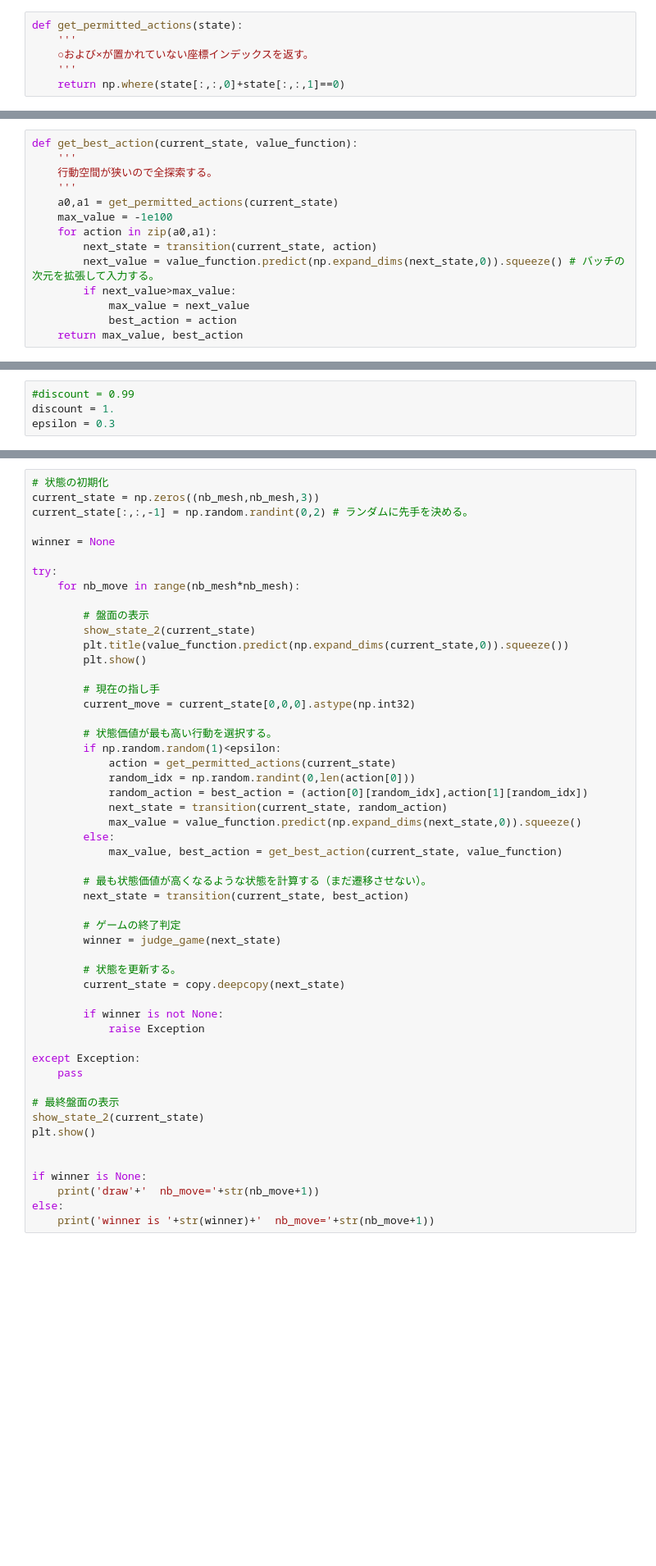
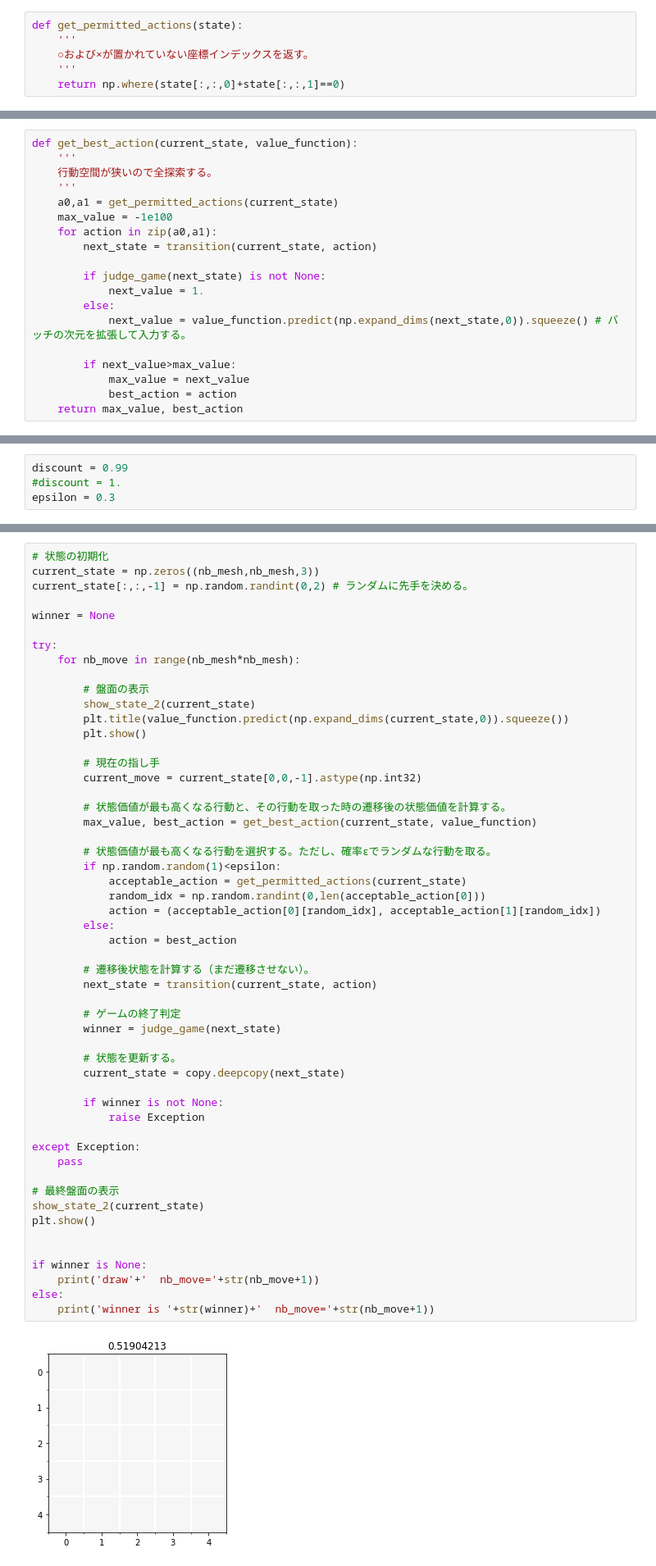
Before and after one commit to kruho/TicTacToeRL, a Jupyter notebook: TicTacToeRL.ipynb, the cells around one changed output, grey strips where cells are left out. Shown: that part at 82% size. Cells and saved outputs as stored; diff of their text form; blank space fills up the shorter version.

```diff
--- a/TicTacToeRL.ipynb
+++ b/TicTacToeRL.ipynb
@@ -132,7 +118,12 @@ def get_best_action(current_state, value_function):
     max_value = -1e100
     for action in zip(a0,a1):
         next_state = transition(current_state, action)
-        next_value = value_function.predict(np.expand_dims(next_state,0)).squeeze() # バッチの次元を拡張して入力する。
+
+        if judge_game(next_state) is not None:
+            next_value = 1.
+        else:
+            next_value = value_function.predict(np.expand_dims(next_state,0)).squeeze() # バッチの次元を拡張して入力する。
+
         if next_value>max_value:
             max_value = next_value
             best_action = action
@@ -188,8 +179,8 @@ def judge_game(state):
 
     return winner
 # %%
-#discount = 0.99
-discount = 1.
+discount = 0.99
+#discount = 1.
 epsilon = 0.3
 # %%
 def show_state_2(state):
@@ -302,40 +311,43 @@ try:
         plt.title(value_function.predict(np.expand_dims(current_state,0)).squeeze())
         plt.show()
 
         # 現在の指し手
-        current_move = current_state[0,0,0].astype(np.int32)
+        current_move = current_state[0,0,-1].astype(np.int32)
 
-        # 状態価値が最も高い行動を選択する。
+        # 状態価値が最も高くなる行動と、その行動を取った時の遷移後の状態価値を計算する。
+        max_value, best_action = get_best_action(current_state, value_function)
+
+        # 状態価値が最も高くなる行動を選択する。ただし、確率εでランダムな行動を取る。
         if np.random.random(1)<epsilon:
-            action = get_permitted_actions(current_state)
-            random_idx = np.random.randint(0,len(action[0]))
-            random_action = best_action = (action[0][random_idx],action[1][random_idx])
-            next_state = transition(current_state, random_action)
-            max_value = value_function.predict(np.expand_dims(next_state,0)).squeeze()
+            acceptable_action = get_permitted_actions(current_state)
+            random_idx = np.random.randint(0,len(acceptable_action[0]))
+            action = (acceptable_action[0][random_idx], acceptable_action[1][random_idx])
         else:
-            max_value, best_action = get_best_action(current_state, value_function)
+            action = best_action
 
-        # 最も状態価値が高くなるような状態を計算する（まだ遷移させない）。
-        next_state = transition(current_state, best_action)
+        # 遷移後状態を計算する（まだ遷移させない）。
+        next_state = transition(current_state, action)
 
         # ゲームの終了判定
         winner = judge_game(next_state)
 
         # 状態を更新する。
         current_state = copy.deepcopy(next_state)
 
         if winner is not None:
             raise Exception
 
 except Exception:
     pass
 
 # 最終盤面の表示
 show_state_2(current_state)
 plt.show()
 
 
 if winner is None:
     print('draw'+'  nb_move='+str(nb_move+1))
 else:
     print('winner is '+str(winner)+'  nb_move='+str(nb_move+1))
+# %% [output]
+[figure, added]
```
Also changed, not shown: parts of 6 cells of this notebook.
